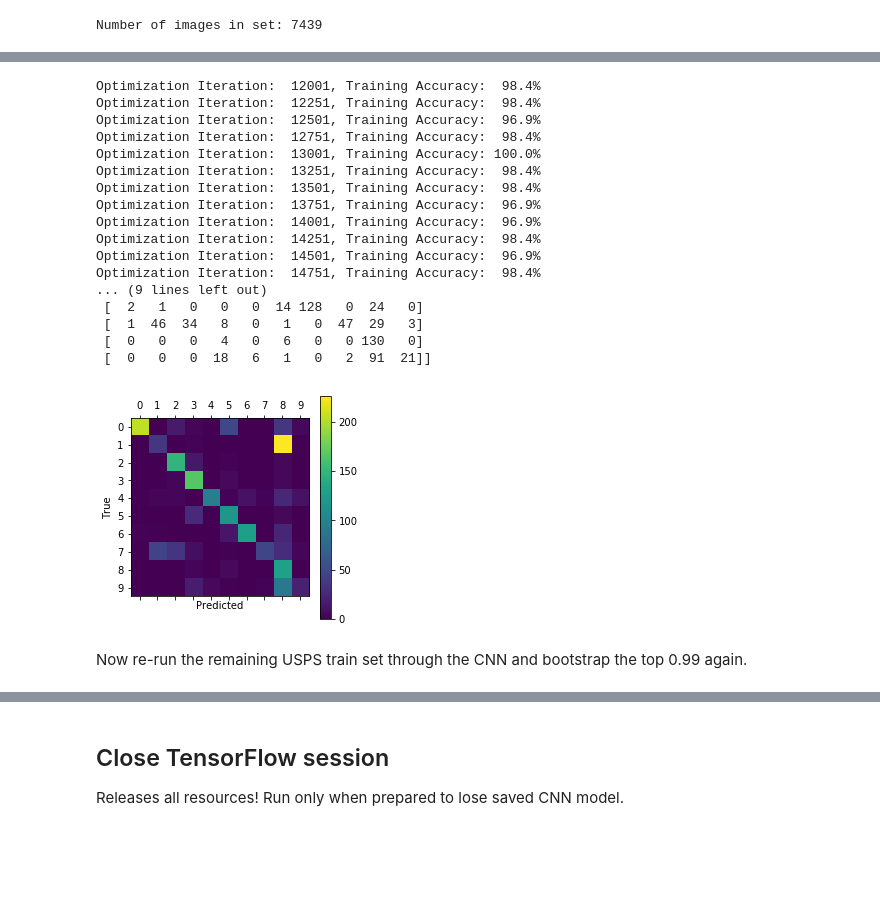
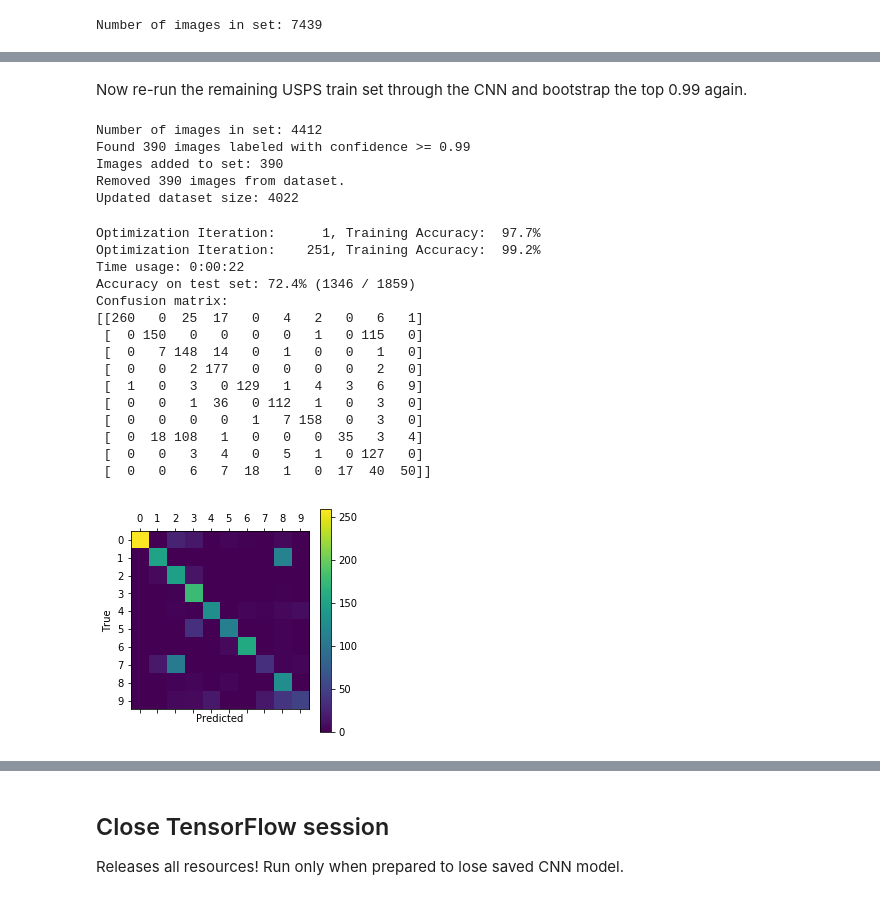
Before and after one commit to leopauly/Domain-Adaptation, a Jupyter notebook: MNIST_USPS_Dataset/Bootstrapped Conv Net.ipynb, the cells around one changed output, grey strips where cells are left out. Drawn from its saved outputs; the diff is of its cells as text; code cells hidden in the pictures; blank space fills up the shorter version.

```diff
--- a/MNIST_USPS_Dataset/Bootstrapped Conv Net.ipynb
+++ b/MNIST_USPS_Dataset/Bootstrapped Conv Net.ipynb
@@ -354,24 +341,2 @@ Confusion matrix:
-# %%
-optimize(data.train, num_iterations=3000) # Too much training - overfitting MNIST decreases performance on USPS.
-print_test_accuracy(data.test, show_confusion_matrix=True)
-# %% [output]
-Optimization Iteration:  12001, Training Accuracy:  98.4%
-Optimization Iteration:  12251, Training Accuracy:  98.4%
-Optimization Iteration:  12501, Training Accuracy:  96.9%
-Optimization Iteration:  12751, Training Accuracy:  98.4%
-Optimization Iteration:  13001, Training Accuracy: 100.0%
-Optimization Iteration:  13251, Training Accuracy:  98.4%
-Optimization Iteration:  13501, Training Accuracy:  98.4%
-Optimization Iteration:  13751, Training Accuracy:  96.9%
-Optimization Iteration:  14001, Training Accuracy:  96.9%
-Optimization Iteration:  14251, Training Accuracy:  98.4%
-Optimization Iteration:  14501, Training Accuracy:  96.9%
-Optimization Iteration:  14751, Training Accuracy:  98.4%
-... (9 lines left out)
- [  2   1   0   0   0  14 128   0  24   0]
- [  1  46  34   8   0   1   0  47  29   3]
- [  0   0   0   4   0   6   0   0 130   0]
- [  0   0   0  18   6   1   0   2  91  21]]
-[figure, removed]
 # %% [markdown]
 Now re-run the remaining USPS train set through the CNN and bootstrap the top 0.99 again.
@@ -379,0 +343,32 @@ Now re-run the remaining USPS train set through the CNN and bootstrap the top 0.
+# %%
+train_preds = retrieve_predictions(data.usps_train)
+selected = cn.split_by_threshold(0.99, train_preds)
+# Now add the high-confidence images with CNN-predicted labels to training set and remove from usps_train.
+data.train.add_to_set(selected, data.usps_train, train_preds)
+data.usps_train.remove_from_set(selected)
+# %% [output]
+Number of images in set: 4412
+Found 390 images labeled with confidence >= 0.99
+Images added to set: 390
+Removed 390 images from dataset.
+Updated dataset size: 4022
+# %%
+optimize(data.train, num_iterations=500)
+print_test_accuracy(data.test, show_confusion_matrix=True)
+# %% [output]
+Optimization Iteration:      1, Training Accuracy:  97.7%
+Optimization Iteration:    251, Training Accuracy:  99.2%
+Time usage: 0:00:22
+Accuracy on test set: 72.4% (1346 / 1859)
+Confusion matrix:
+[[260   0  25  17   0   4   2   0   6   1]
+ [  0 150   0   0   0   0   1   0 115   0]
+ [  0   7 148  14   0   1   0   0   1   0]
+ [  0   0   2 177   0   0   0   0   2   0]
+ [  1   0   3   0 129   1   4   3   6   9]
+ [  0   0   1  36   0 112   1   0   3   0]
+ [  0   0   0   0   1   7 158   0   3   0]
+ [  0  18 108   1   0   0   0  35   3   4]
+ [  0   0   3   4   0   5   1   0 127   0]
+ [  0   0   6   7  18   1   0  17  40  50]]
+[figure, added]
```
Also changed, not shown: parts of 17 cells of this notebook, 1 other file.
